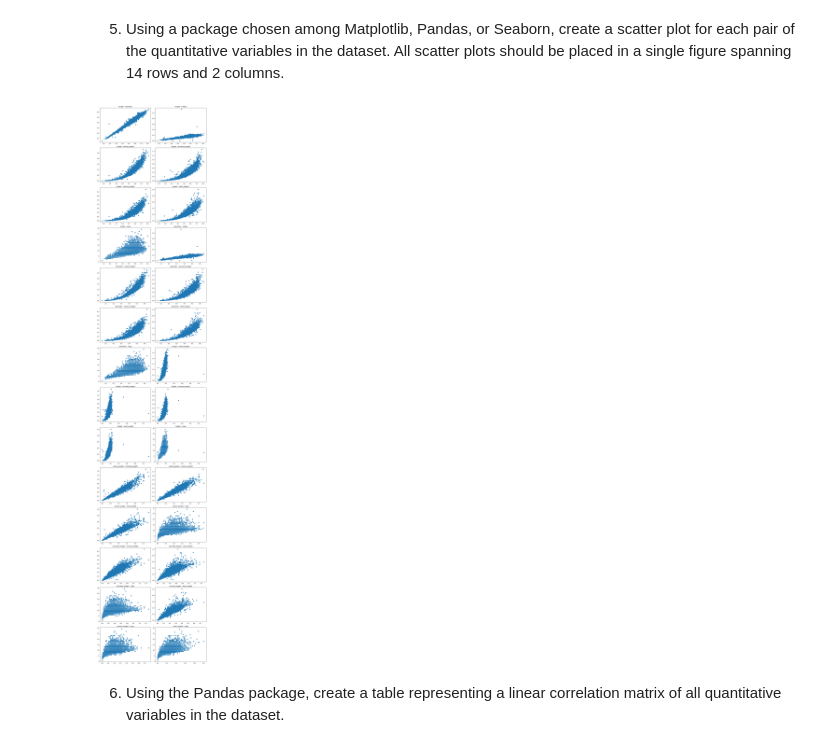
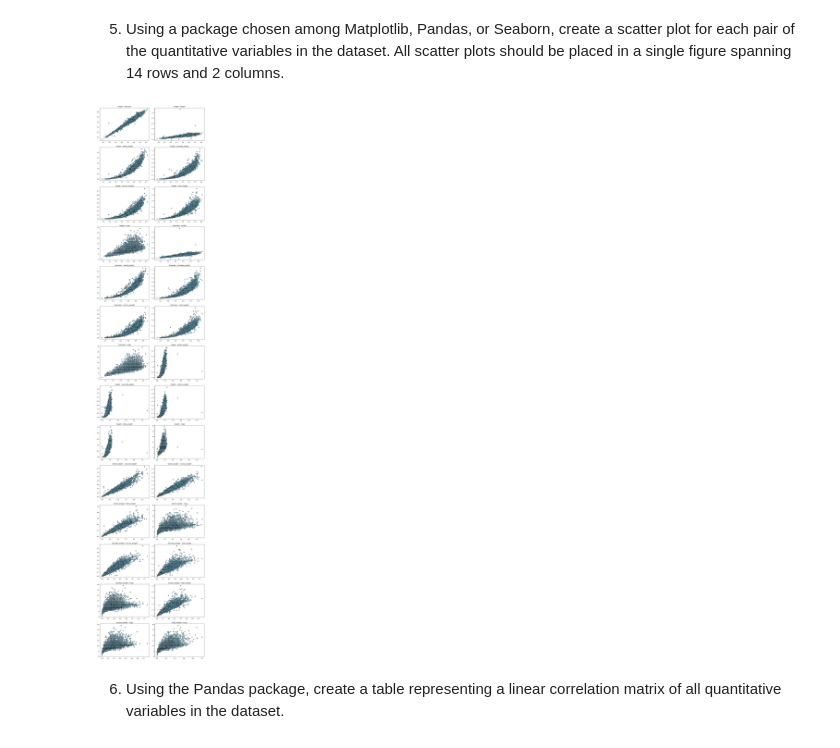
Before and after one commit to michalf1703/python-programming, a Jupyter notebook: zad1/Untitled.ipynb, the cells around one changed output. Cells and saved outputs as stored; diff of their text form; code cells hidden in the pictures.

```diff
--- a/zad1/Untitled.ipynb
+++ b/zad1/Untitled.ipynb
@@ -136,23 +160,24 @@ plt.show()
 # %% [markdown]
 5. Using a package chosen among Matplotlib, Pandas, or Seaborn, create a scatter plot for each pair of the quantitative variables in the dataset. All scatter plots should be placed in a single figure spanning 14 rows and 2 columns.
 # %%
+# create a figure (14 rows, 2 colums)
 fig, axes = plt.subplots(14, 2, figsize=(12, 60))
 fig.tight_layout()
-
-# Add vertical spacing
+# add vertical spacing between subplots
 plt.subplots_adjust(hspace=0.2)
-
+#index for subplot placement
 index = 1
+#two loops - iterate over pairs of variables and create scatter plots
 for x in range(1, len(dtype) - 1):
     for y in range(x + 1, len(dtype)):
+        #select current subplot in the grid
         plt.subplot(14, 2, index)
-        plt.scatter(data[dtype[x]], data[dtype[y]])
+        plt.scatter(data[dtype[x]], data[dtype[y]], c='skyblue', edgecolor='black')
         plt.title(dtype[x] + " - " + dtype[y])
         index += 1
-plt.tight_layout() # Adjust the padding between and around subplots
 plt.show()
 # %% [output]
-[figure, old version]
+[figure, new version]
 # %% [markdown]
 6. Using the Pandas package, create a table representing a linear correlation matrix of all quantitative variables in the dataset.
 # %%
```
Also changed, not shown: parts of 10 cells of this notebook.
